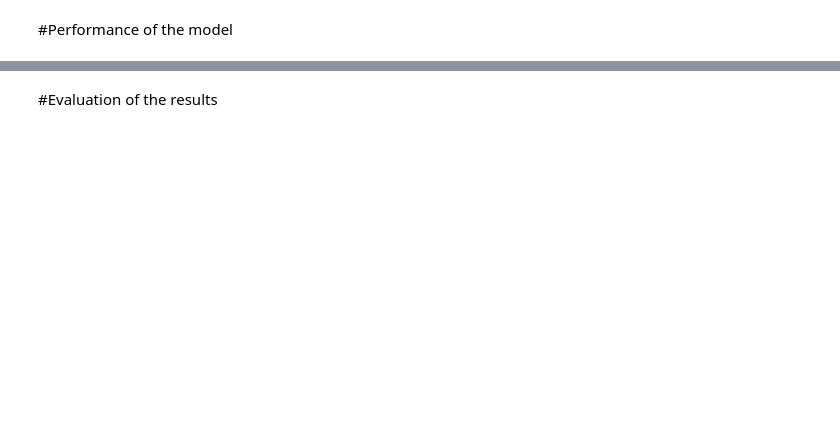
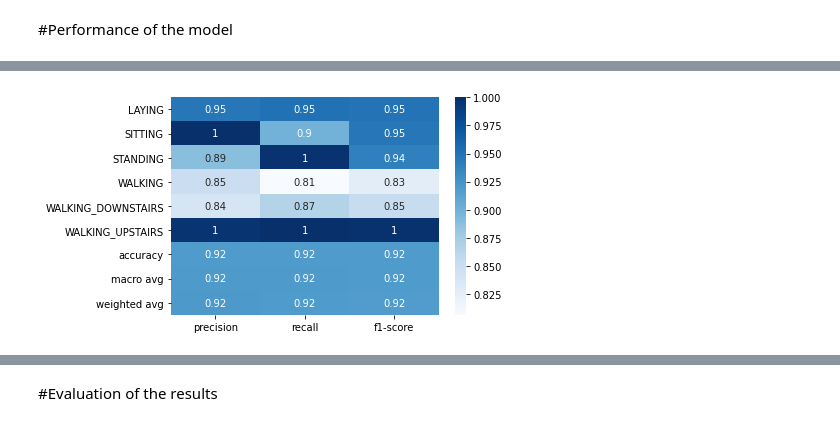
Before and after one commit to Entspannter/CrispCerebella, a Jupyter notebook: Colab_Demo.ipynb, the cells around one changed output, grey strips where cells are left out. Drawn from its saved outputs; the diff is of its cells as text; code cells hidden in the pictures; blank space fills up the shorter version.

```diff
--- a/Colab_Demo.ipynb
+++ b/Colab_Demo.ipynb
@@ -90,0 +178,14 @@ Explanation of what we see
+# %%
+# reload the data to reverse the transformation
+testX, testy = datasetloader('test', '/content/CrispCerebella/Dataset/UCI HAR Dataset/')
+# definition fo the number of features contained in the dataset
+n_features =testX.shape[2]
+# defining the number of steps and the length, to reshape the data
+n_steps, n_length = 4, 32
+# reshaping the data by using the predefined variables
+testX = testX.reshape((testX.shape[0], n_steps, n_length, n_features))
+
+# Create a heatmap for the CNNLSTM model, to show the performance
+prediction, target_names = create_heatmap(BestCNNLSTMModel, testX, testy, y_labels)
+# %% [output]
+[figure, added]
```
Also changed, not shown: parts of 28 cells of this notebook.
